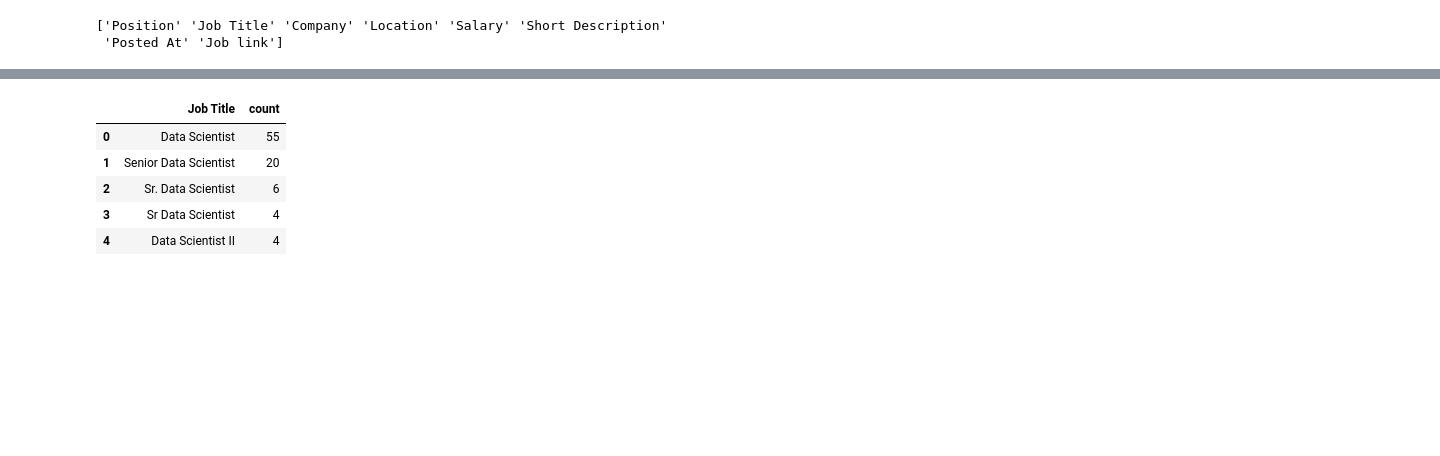
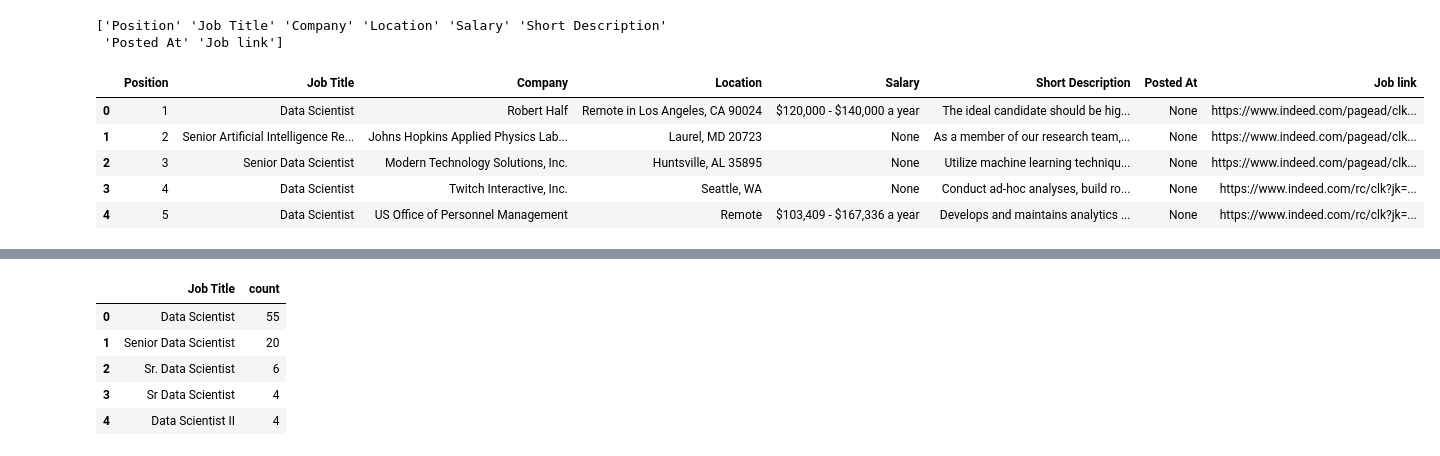
Before and after one commit to AustinFlippo/DS-Jobs-EDA, a Jupyter notebook: ds_jobs_eda.ipynb, the cells around one changed output, grey strips where cells are left out. Drawn from its saved outputs; the diff is of its cells as text; code cells hidden in the pictures; blank space fills up the shorter version.

```diff
--- a/ds_jobs_eda.ipynb
+++ b/ds_jobs_eda.ipynb
@@ -23,3 +23,12 @@ print(df.columns.values)
  'Posted At' 'Job link']
 # %%
 query_1 = 'SELECT * FROM df'
+# %%
+run_query(query_1).head()
+# %% [output]
+|  | Position | Job Title | Company | Location | Salary | Short Description | Posted At | Job link |
+| 0 | 1 | Data Scientist | Robert Half | Remote in Los Angeles, CA 90024 | $120,000 - $140,000 a year | The ideal candidate should be hig... | None | https://www.indeed.com/pagead/clk... |
+| 1 | 2 | Senior Artificial Intelligence Re... | Johns Hopkins Applied Physics Lab... | Laurel, MD 20723 | None | As a member of our research team,... | None | https://www.indeed.com/pagead/clk... |
+| 2 | 3 | Senior Data Scientist | Modern Technology Solutions, Inc. | Huntsville, AL 35895 | None | Utilize machine learning techniqu... | None | https://www.indeed.com/pagead/clk... |
+| 3 | 4 | Data Scientist | Twitch Interactive, Inc. | Seattle, WA | None | Conduct ad-hoc analyses, build ro... | None | https://www.indeed.com/rc/clk?jk=... |
+| 4 | 5 | Data Scientist | US Office of Personnel Management | Remote | $103,409 - $167,336 a year | Develops and maintains analytics ... | None | https://www.indeed.com/rc/clk?jk=... |
```
Also changed, not shown: parts of 4 cells of this notebook.
